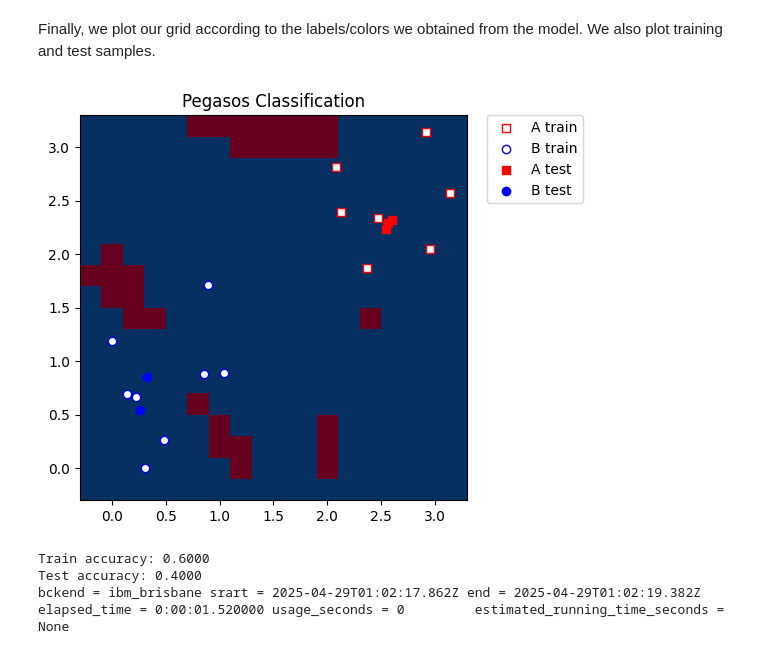
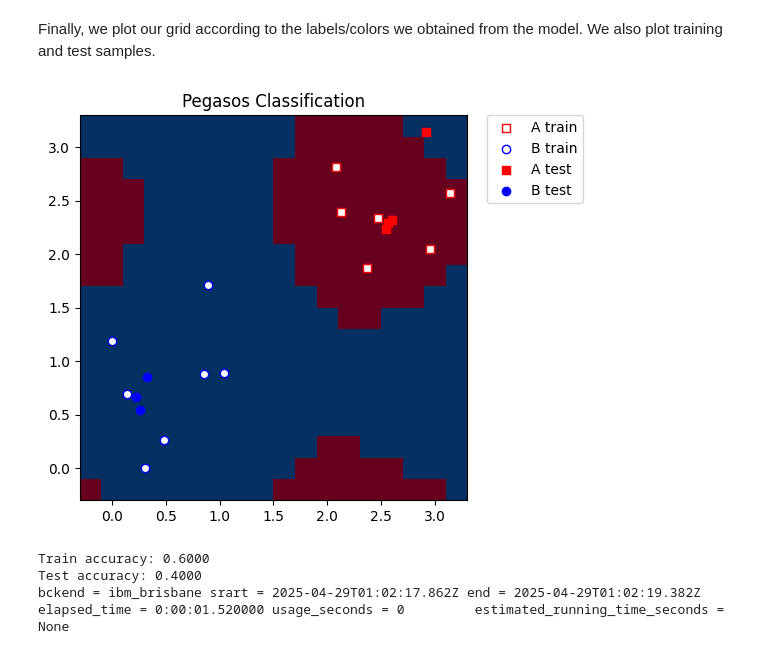
Before and after one commit to SthePasso/Quantum_Informatics_Summer_2025, a Jupyter notebook: solution/06s_pegasos_qsvc.ipynb, the cells around one changed output. Drawn from its saved outputs; the diff is of its cells as text; code cells hidden in the pictures.

```diff
--- a/solution/06s_pegasos_qsvc.ipynb
+++ b/solution/06s_pegasos_qsvc.ipynb
@@ -58,6 +63,15 @@ The algorithm will run using:
 - A quantum kernel created from `ZFeatureMap`
 # %%
 # complete the code
+from qiskit.circuit.library import ZZFeatureMap, PauliFeatureMap, ZFeatureMap
+# from qiskit_ibm_runtime import qiskit_runtime_service, SamplerV2 as Sampler
+from qiskit_ibm_runtime import SamplerV2 as Sampler
+from qiskit_machine_learning.kernels import FidelityQuantumKernel
+
+#complete code
+feature_map = ZFeatureMap(feature_dimension=num_qbit, reps=1)
+# sampler = Sampler() #backend
+kernel = FidelityQuantumKernel(feature_map=feature_map)
 # %% [markdown]
 The implementation `PegasosQSVC` is compatible with the `scikit-learn` interfaces and has a pretty standard way of training a model. In the constructor we pass parameters of the algorithm, in this case there are a regularization hyper-parameter $C$ and a number of steps.
 
@@ -66,3 +80,6 @@ Then we pass training features and labels to the `fit` method, which trains a mo
 Afterwards, we score our model using test features and labels.
 # %%
 # complete the code
+from qiskit_machine_learning.algorithms import PegasosQSVC
+model = PegasosQSVC(quantum_kernel=kernel)
+model.fit(X=X_train, y=y_train)
@@ -81,10 +99,15 @@ Afterwards, we score our model using test features and labels.
 For visualization purposes we create a mesh grid of a predefined step that spans our minimum and maximum values we applied in MinMaxScaler. We also add some margin to the grid for better representation of the training and test samples.
 # %%
 # complete the code
+grid_step = 0.2
+margin = 0.2
+grid_x, grid_y = np.meshgrid(np.arange(-margin, np.pi+margin, grid_step), np.arange(-margin,np.pi+margin, grid_step))
 # %% [markdown]
 We convert the grid to the shape compatible with the model, the shape should be `(n_samples, n_features)`.
 Then for each grid point we predict a label. In our case predicted labels will be used for coloring the grid.
 # %%
 # complete the code
+mesh_grid_features = np.column_stack((grid_x.ravel(), grid_y.ravel()))
+meshgrid_colors = model.predict(mesh_grid_features)
 # %%
 # complete the code
@@ -101,44 +141,44 @@ meshgrid_colors = meshgrid_colors.reshape(grid_x.shape)
 plt.pcolormesh(grid_x, grid_y, meshgrid_colors, cmap="RdBu", shading="auto")
 
 plt.scatter(
-    x_train[:, 0][y_train == 0],
-    x_train[:, 1][y_train == 0],
+    X_train[:, 0][y_train == 0],
+    X_train[:, 1][y_train == 0],
     marker="s",
     facecolors="w",
     edgecolors="r",
     label="A train",
 )
 plt.scatter(
-    x_train[:, 0][y_train == 1],
-    x_train[:, 1][y_train == 1],
+    X_train[:, 0][y_train == 1],
+    X_train[:, 1][y_train == 1],
     marker="o",
     facecolors="w",
     edgecolors="b",
     label="B train",
 )
 
 plt.scatter(
-    x_test[:, 0][y_test == 0],
-    x_test[:, 1][y_test == 0],
+    X_test[:, 0][y_test == 0],
+    X_test[:, 1][y_test == 0],
     marker="s",
     facecolors="r",
     edgecolors="r",
     label="A test",
 )
 plt.scatter(
-    x_test[:, 0][y_test == 1],
-    x_test[:, 1][y_test == 1],
+    X_test[:, 0][y_test == 1],
+    X_test[:, 1][y_test == 1],
     marker="o",
     facecolors="b",
     edgecolors="b",
     label="B test",
 )
 
 plt.legend(bbox_to_anchor=(1.05, 1), loc="upper left", borderaxespad=0.0)
 plt.title("Pegasos Classification")
 plt.show()
 # %% [output]
-[figure, old version]
+[figure, new version]
 # %%
 # token + backend
 from qiskit_ibm_runtime import QiskitRuntimeService
```
Also changed, not shown: parts of 10 cells of this notebook, 1 other file.
